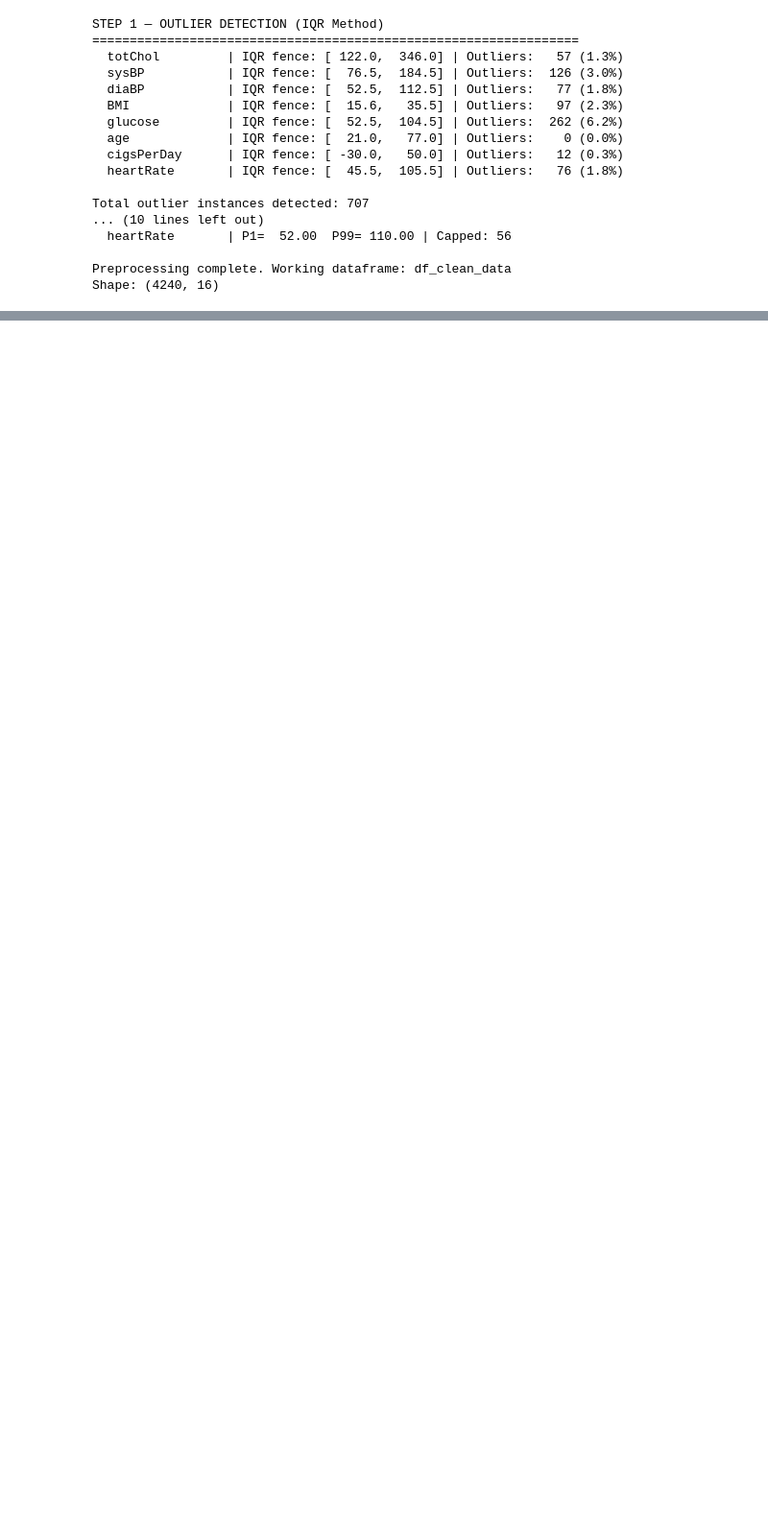
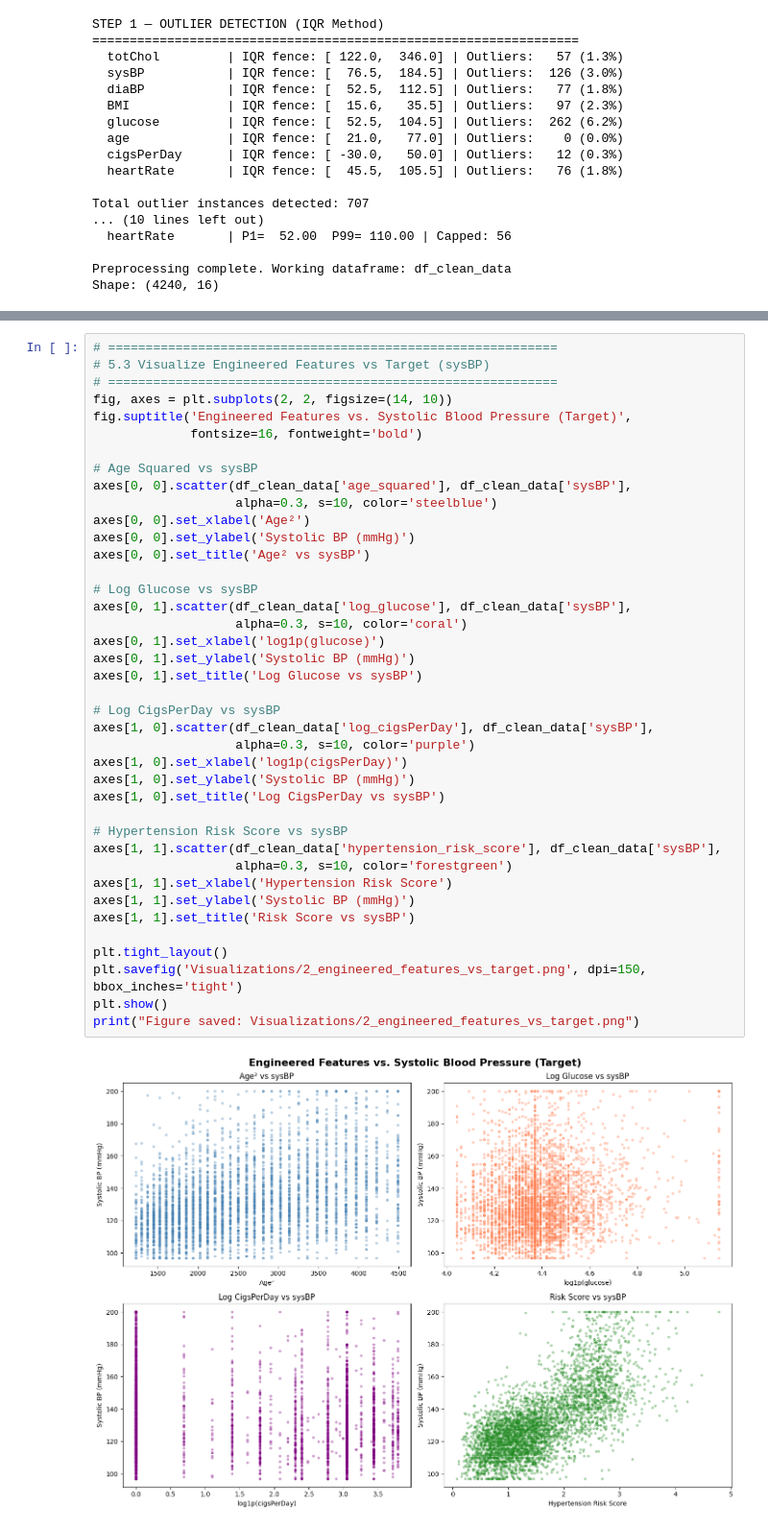
Before and after one commit to olkanth/MSCS_634_ProjectDeliverable_2, a Jupyter notebook: MSCS_634_Project_Deliverable2.ipynb, the cells around one changed output, grey strips where cells are left out. Shown at 96% size. Drawn from its saved outputs; the diff is of its cells as text; blank space fills up the shorter version.

```diff
--- a/MSCS_634_Project_Deliverable2.ipynb
+++ b/MSCS_634_Project_Deliverable2.ipynb
@@ -231,0 +323,42 @@ Shape: (4240, 16)
+# %%
+# ============================================================
+# 5.3 Visualize Engineered Features vs Target (sysBP)
+# ============================================================
+fig, axes = plt.subplots(2, 2, figsize=(14, 10))
+fig.suptitle('Engineered Features vs. Systolic Blood Pressure (Target)',
+             fontsize=16, fontweight='bold')
+
+# Age Squared vs sysBP
+axes[0, 0].scatter(df_clean_data['age_squared'], df_clean_data['sysBP'],
+                   alpha=0.3, s=10, color='steelblue')
+axes[0, 0].set_xlabel('Age²')
+axes[0, 0].set_ylabel('Systolic BP (mmHg)')
+axes[0, 0].set_title('Age² vs sysBP')
+
+# Log Glucose vs sysBP
+axes[0, 1].scatter(df_clean_data['log_glucose'], df_clean_data['sysBP'],
+                   alpha=0.3, s=10, color='coral')
+axes[0, 1].set_xlabel('log1p(glucose)')
+axes[0, 1].set_ylabel('Systolic BP (mmHg)')
+axes[0, 1].set_title('Log Glucose vs sysBP')
+
+# Log CigsPerDay vs sysBP
+axes[1, 0].scatter(df_clean_data['log_cigsPerDay'], df_clean_data['sysBP'],
+                   alpha=0.3, s=10, color='purple')
+axes[1, 0].set_xlabel('log1p(cigsPerDay)')
+axes[1, 0].set_ylabel('Systolic BP (mmHg)')
+axes[1, 0].set_title('Log CigsPerDay vs sysBP')
+
+# Hypertension Risk Score vs sysBP
+axes[1, 1].scatter(df_clean_data['hypertension_risk_score'], df_clean_data['sysBP'],
+                   alpha=0.3, s=10, color='forestgreen')
+axes[1, 1].set_xlabel('Hypertension Risk Score')
+axes[1, 1].set_ylabel('Systolic BP (mmHg)')
+axes[1, 1].set_title('Risk Score vs sysBP')
+
+plt.tight_layout()
+plt.savefig('Visualizations/2_engineered_features_vs_target.png', dpi=150, bbox_inches='tight')
+plt.show()
+print("Figure saved: Visualizations/2_engineered_features_vs_target.png")
+# %% [output]
+[figure, added]
```
Also changed, not shown: parts of 16 cells of this notebook.
